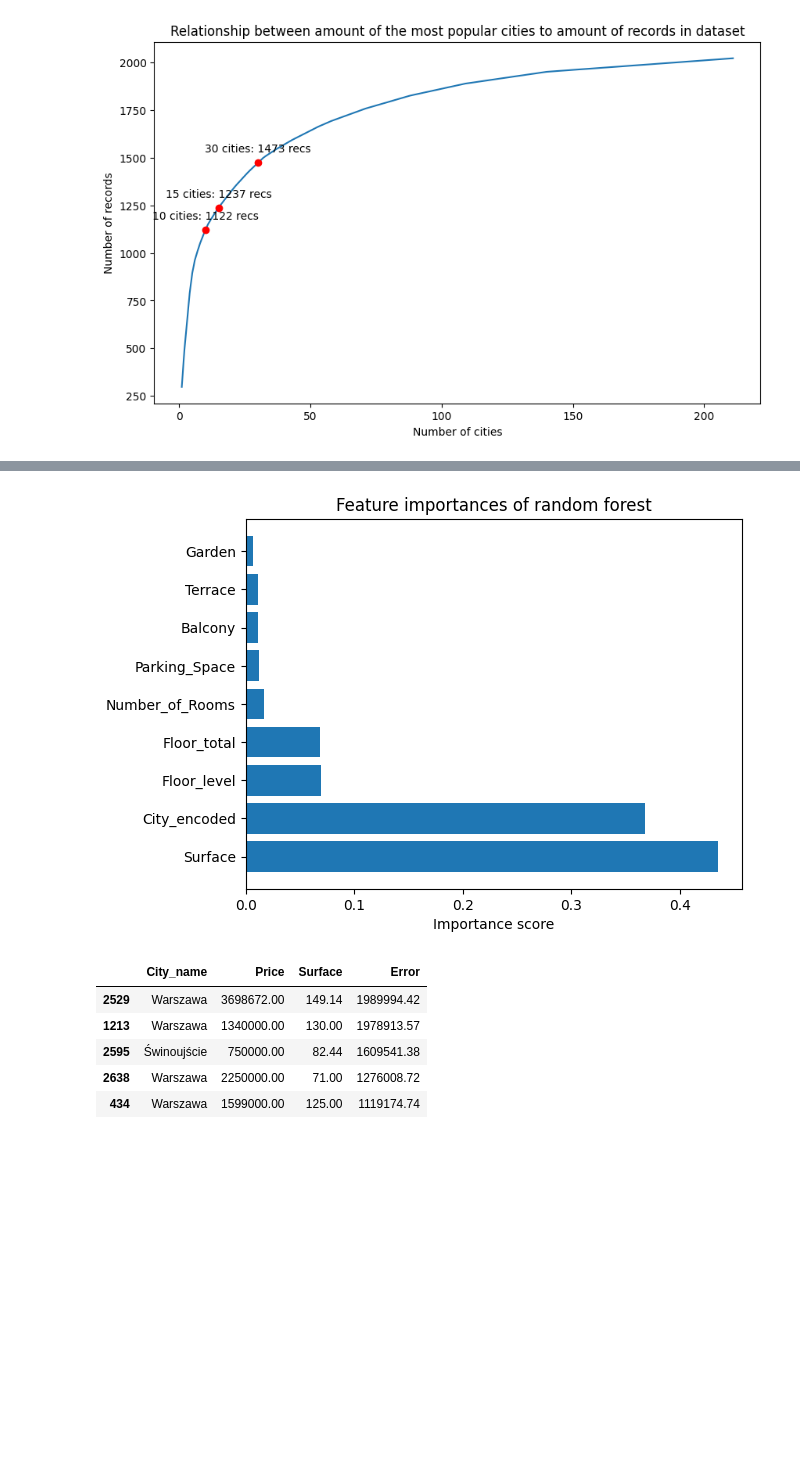
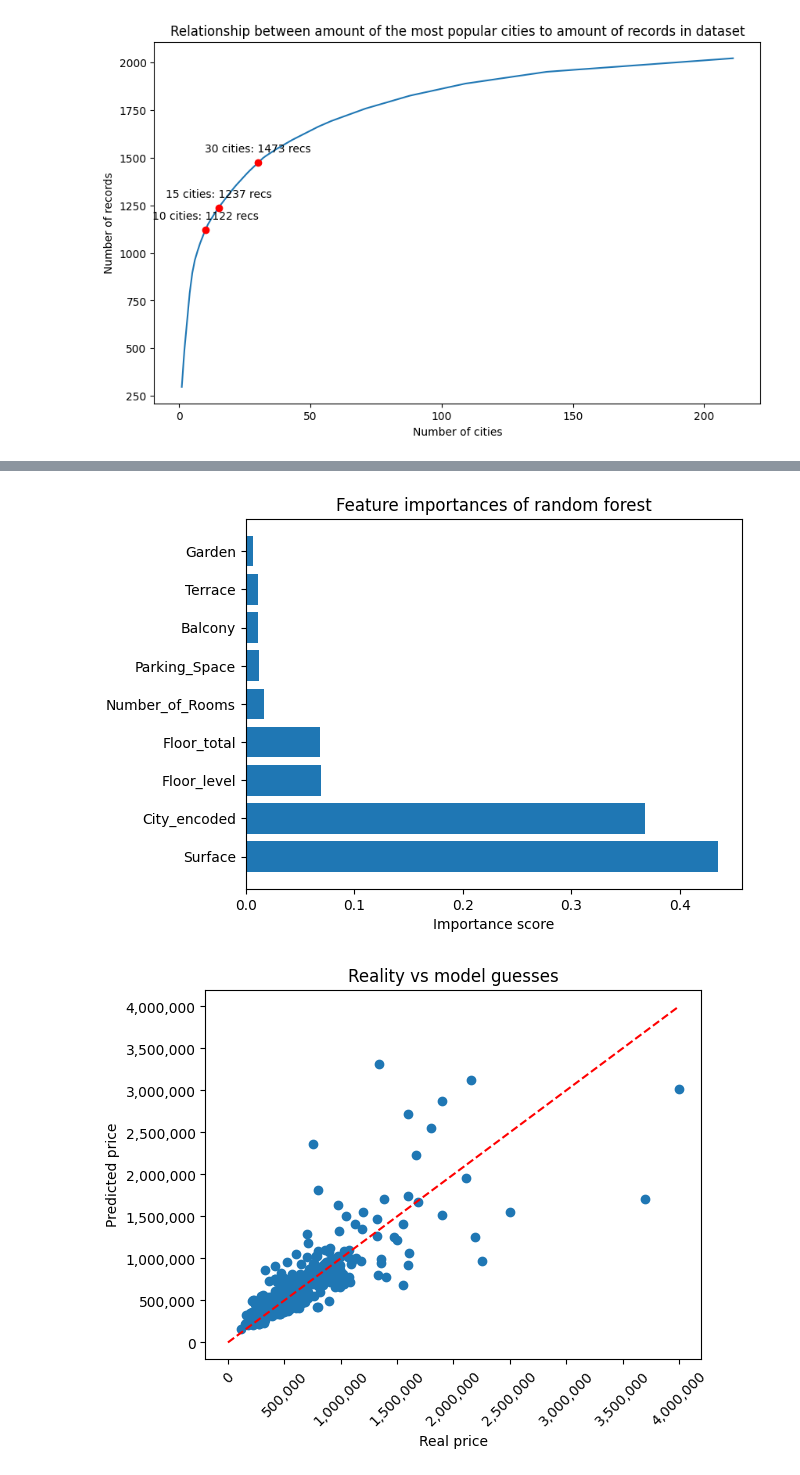
Before and after one commit to MatAbra06/otodom-analysis, a Jupyter notebook: main.ipynb, the cells around one changed output, grey strips where cells are left out. Drawn from its saved outputs; the diff is of its cells as text; code cells hidden in the pictures; blank space fills up the shorter version.

Commit message:
created chart with real/forecasted prices of real estates

```diff
--- a/main.ipynb
+++ b/main.ipynb
@@ -2,9 +2,10 @@
 import pandas as pd
 import numpy as np
 import matplotlib.pyplot as plt
+import matplotlib.ticker as ticker
 pd.set_option('future.no_silent_downcasting', True)
 
-df = pd.read_csv(r"C:\Users\matab\OneDrive\Desktop\Praca\vscode-jupyter\project2-otodom-analysis\data\Otodom_Flat_Listings.csv")
+df = pd.read_csv(r"C:\Users\matab\OneDrive\Desktop\Praca\vscode-jupyter\project2\data\Otodom_Flat_Listings.csv")
 print(df)
 # %% [output]
                                                   Title      Price  \
@@ -162,7 +163,6 @@ feature_rank = feature_rank.sort_values(by="Importance", ascending=False)
 plt.barh(feature_rank["Feature"], feature_rank["Importance"])
 plt.title("Feature importances of random forest")
 plt.xlabel("Importance score")
-# plt.xticks(rotation=45, ha='right')
 plt.show()
 
 ## Figuring out high mae
@@ -173,6 +173,19 @@ report["City_name"] = df.loc[biggest_fails.index, "City"]
 report = report[["City_name", "Price", "Surface", "Error"]]
 pd.options.display.float_format = '{:.2f}'.format
 report
+
+plt.scatter(y_test, forest_preds)
+plt.xlabel("Real price")
+plt.ylabel("Predicted price")
+plt.title("Reality vs model guesses")
+max_val = max(max(y_test), max(forest_preds))
+plt.plot([0, max_val], [0, max_val], linestyle="--", color="red")
+plt.xticks(rotation=45)
+ax = plt.gca()
+formatter = ticker.FuncFormatter(lambda x, p: f"{int(x):,}")
+ax.xaxis.set_major_formatter(formatter)
+ax.yaxis.set_major_formatter(formatter)
+plt.show()
 # %% [output]
 Linear regression results
 MAE =  166761.73281448486
@@ -194,7 +207,2 @@ MAE =  148618.94560493826
 [figure]
-|  | City_name | Price | Surface | Error |
-| 2529 | Warszawa | 3698672.00 | 149.14 | 1989994.42 |
-| 1213 | Warszawa | 1340000.00 | 130.00 | 1978913.57 |
-| 2595 | Świnoujście | 750000.00 | 82.44 | 1609541.38 |
-| 2638 | Warszawa | 2250000.00 | 71.00 | 1276008.72 |
-| 434 | Warszawa | 1599000.00 | 125.00 | 1119174.74 |
+[figure, added]
```
Also changed, not shown: parts of 2 cells of this notebook.
